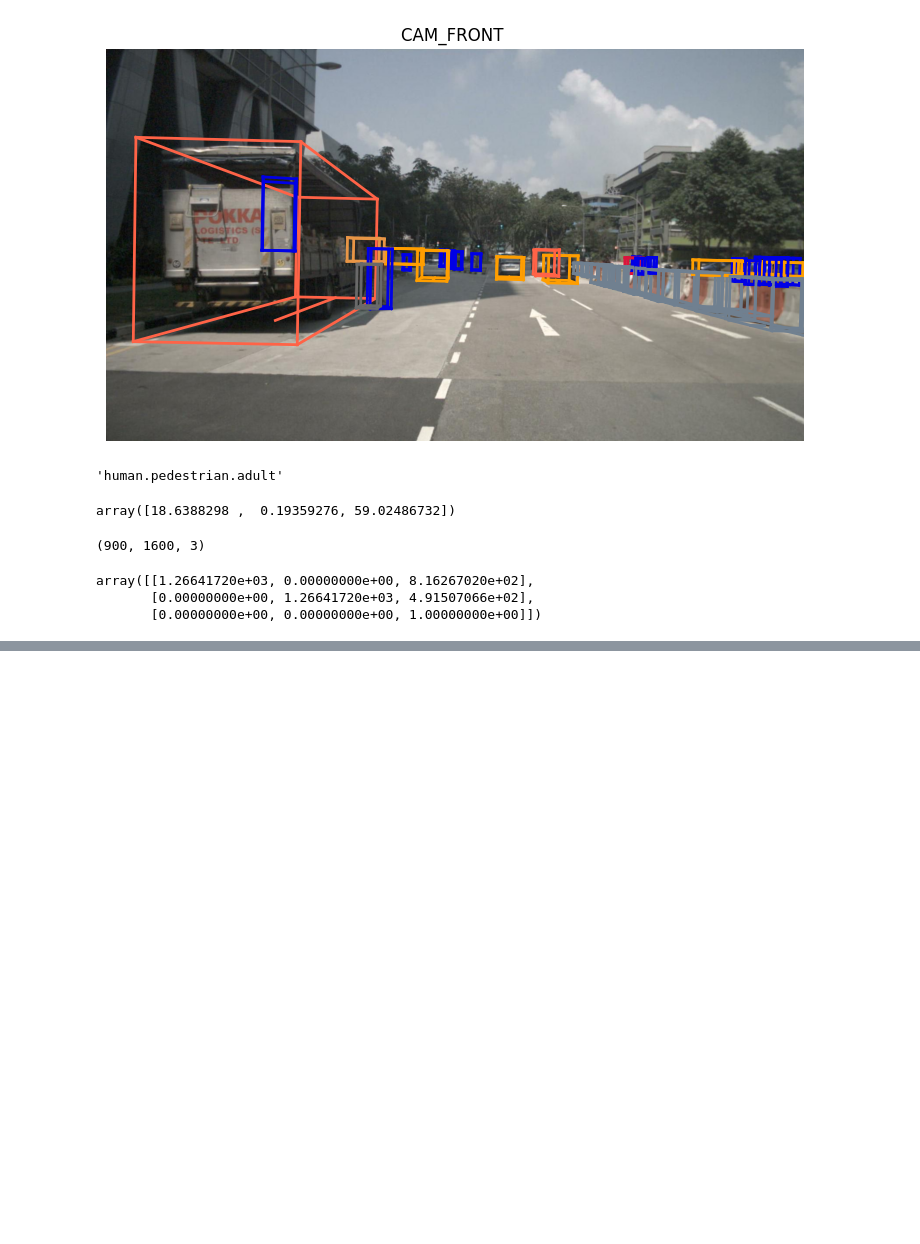
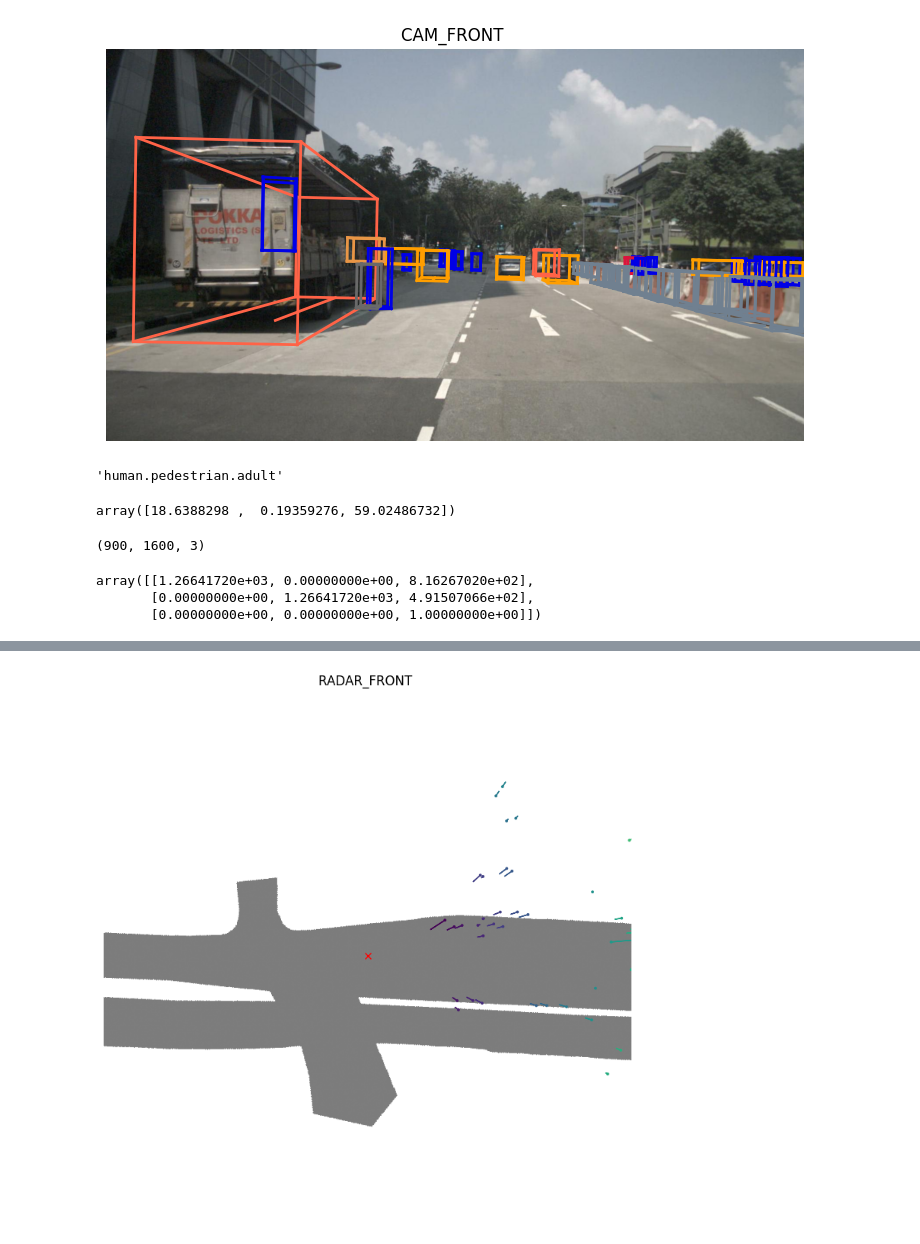
Before and after one commit to lokeshmohanty/msdf, a Jupyter notebook: notebooks/NuScenes.ipynb, the cells around one changed output, grey strips where cells are left out. Saved outputs shown, nothing was run; the diff lists cells and outputs as text; code cells hidden in the pictures; blank space fills up the shorter version.

```diff
--- a/notebooks/NuScenes.ipynb
+++ b/notebooks/NuScenes.ipynb
@@ -26,7 +26,7 @@ The database schema is visualized below. For more information see the [nuScenes
 # %%
 from nuscenes.nuscenes import NuScenes
 
-nusc = NuScenes(version='v1.0-mini', dataroot='data/sets/nuscenes', verbose=True)
+nusc = NuScenes(version='v1.0-mini', dataroot='../msdf/data/nuscenes', verbose=True)
 # %% [output]
 ======
 Loading NuScenes tables for version v1.0-mini...
@@ -151,0 +170,3 @@ array([[1.26641720e+03, 0.00000000e+00, 8.16267020e+02],
+# %%
+radar_front_data = nusc.get('sample_data', sample['data']['RADAR_FRONT'])
+radar_front_data
@@ -151,0 +192,4 @@ array([[1.26641720e+03, 0.00000000e+00, 8.16267020e+02],
+# %%
+nusc.render_sample_data(radar_front_data['token'], with_anns=False)
+# %% [output]
+[figure, added]
```
Also changed, not shown: parts of 10 cells of this notebook, 10 other files.
